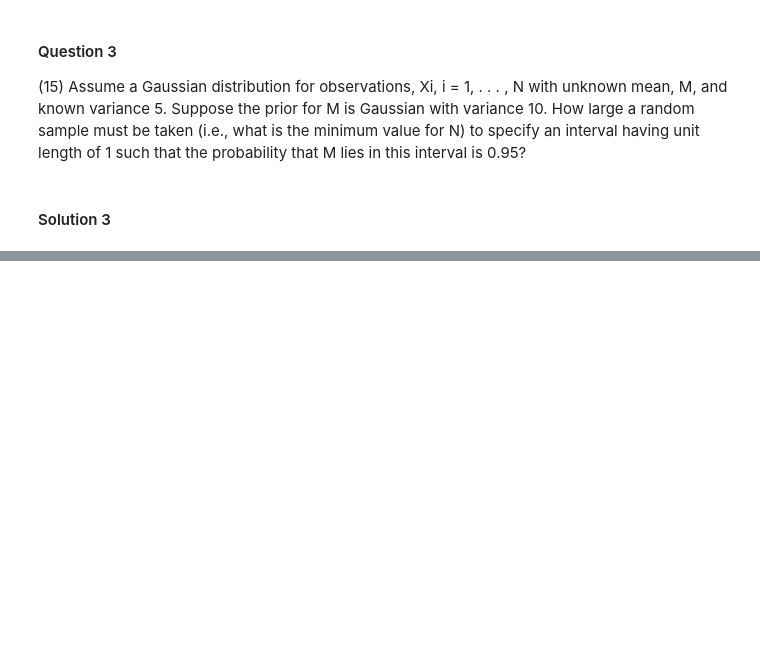
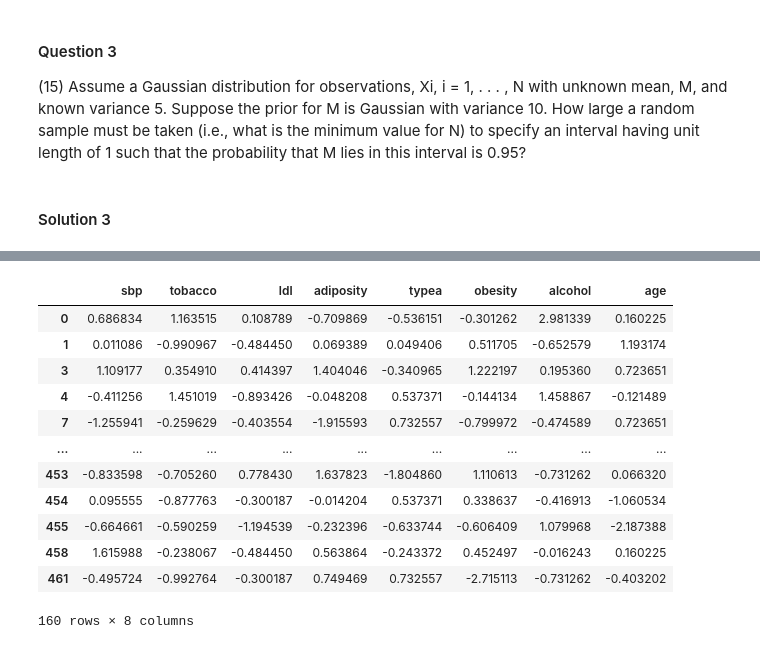
Before and after one commit to hyunsukr/DS6040-Bayesian-Machine-Learning, a Jupyter notebook: Module1/hw1.ipynb, the cells around one changed output, grey strips where cells are left out. Saved outputs shown, nothing was run; the diff lists cells and outputs as text; code cells hidden in the pictures; blank space fills up the shorter version.

```diff
--- a/Module1/hw1.ipynb
+++ b/Module1/hw1.ipynb
@@ -209,0 +325,21 @@ the probability that M lies in this interval is 0.95?
+# %%
+## Standardize All numeric Column
+normal_has_cor = has_cor[["sbp", "tobacco", "ldl", "adiposity", "typea", "obesity", "alcohol", "age"]]
+normal_has_cor = (normal_has_cor - normal_has_cor.mean())/normal_has_cor.std()
+#normal_has_cor["famhist"] = has_cor["famhist"]
+#normal_has_cor["chd"] = has_cor["chd"]
+normal_has_cor
+# %% [output]
+|  | sbp | tobacco | ldl | adiposity | typea | obesity | alcohol | age |
+| 0 | 0.686834 | 1.163515 | 0.108789 | -0.709869 | -0.536151 | -0.301262 | 2.981339 | 0.160225 |
+| 1 | 0.011086 | -0.990967 | -0.484450 | 0.069389 | 0.049406 | 0.511705 | -0.652579 | 1.193174 |
+| 3 | 1.109177 | 0.354910 | 0.414397 | 1.404046 | -0.340965 | 1.222197 | 0.195360 | 0.723651 |
+| 4 | -0.411256 | 1.451019 | -0.893426 | -0.048208 | 0.537371 | -0.144134 | 1.458867 | -0.121489 |
+| 7 | -1.255941 | -0.259629 | -0.403554 | -1.915593 | 0.732557 | -0.799972 | -0.474589 | 0.723651 |
+| ... | ... | ... | ... | ... | ... | ... | ... | ... |
+| 453 | -0.833598 | -0.705260 | 0.778430 | 1.637823 | -1.804860 | 1.110613 | -0.731262 | 0.066320 |
+| 454 | 0.095555 | -0.877763 | -0.300187 | -0.014204 | 0.537371 | 0.338637 | -0.416913 | -1.060534 |
+| 455 | -0.664661 | -0.590259 | -1.194539 | -0.232396 | -0.633744 | -0.606409 | 1.079968 | -2.187388 |
+| 458 | 1.615988 | -0.238067 | -0.484450 | 0.563864 | -0.243372 | 0.452497 | -0.016243 | 0.160225 |
+| 461 | -0.495724 | -0.992764 | -0.300187 | 0.749469 | 0.732557 | -2.715113 | -0.731262 | -0.403202 |
+160 rows × 8 columns
```
Also changed, not shown: parts of 11 cells of this notebook.
